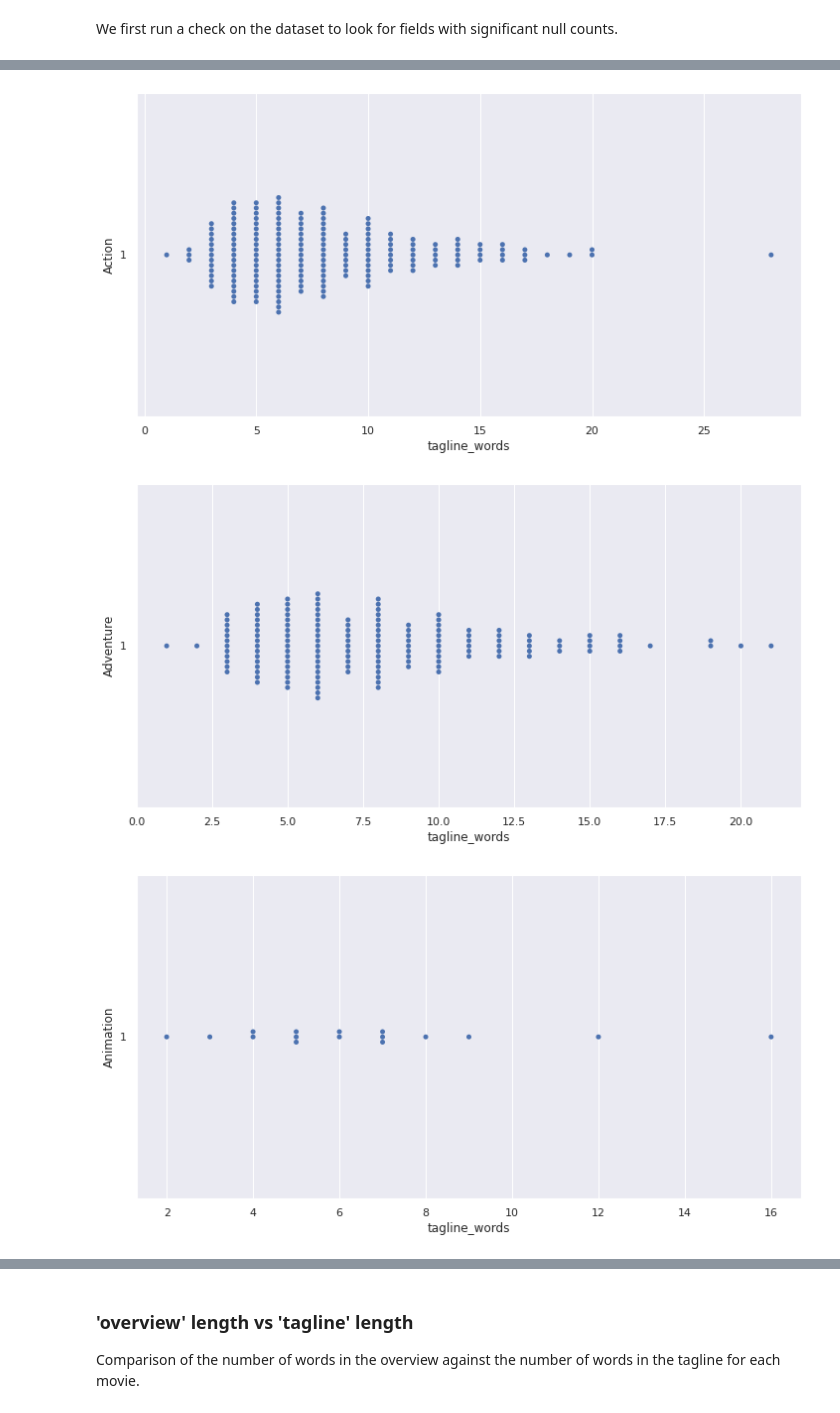
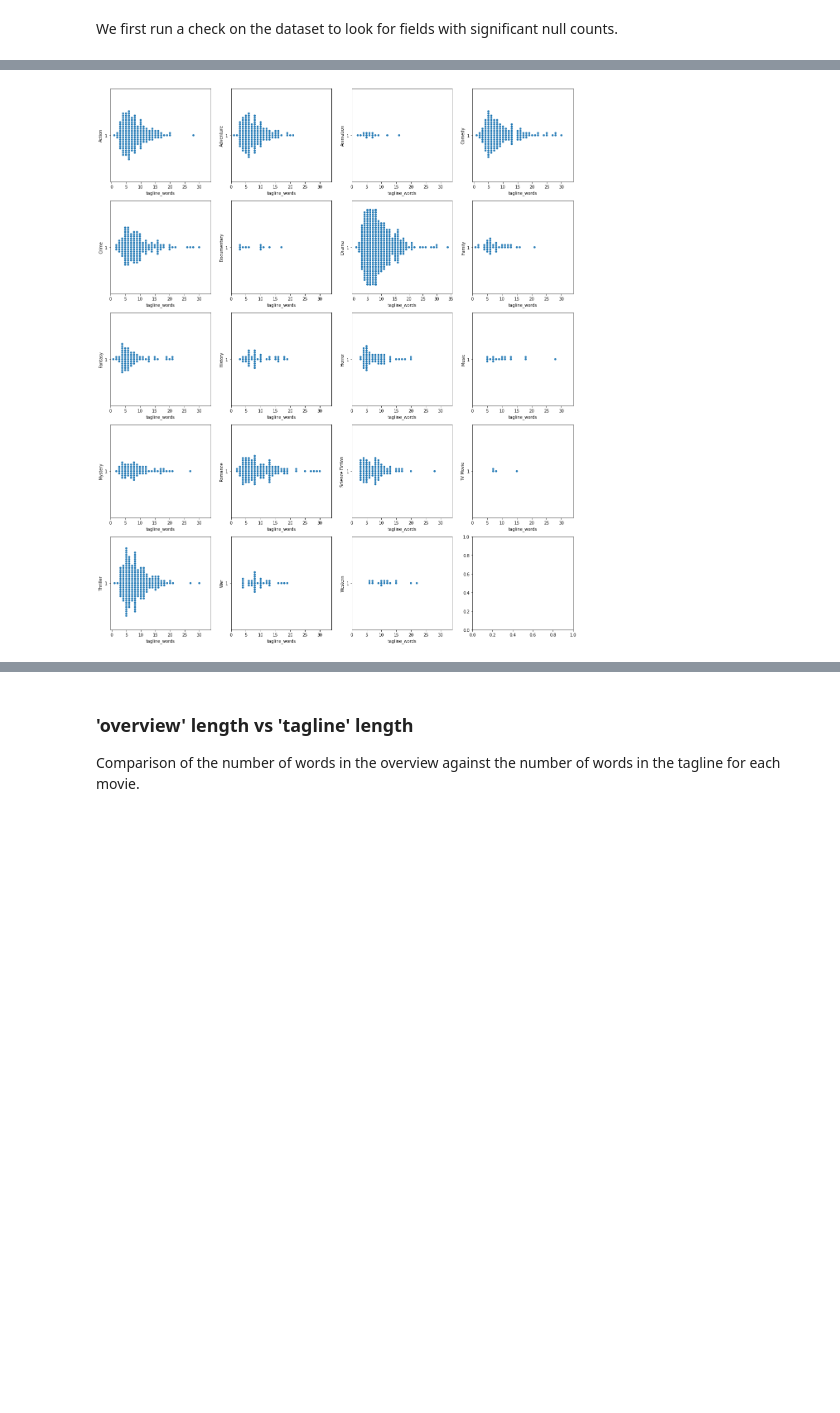
Before and after one commit to Benjamintdk/DSAI-Project, a Jupyter notebook: 01_eda.ipynb, the cells around one changed output, grey strips where cells are left out. Cells and saved outputs as stored; diff of their text form; code cells hidden in the pictures; blank space fills up the shorter version.

```diff
--- a/01_eda.ipynb
+++ b/01_eda.ipynb
@@ -79,0 +143,9 @@ def clean_genre(df: DataFrame) -> DataFrame:
+# %%
+# genre
+
+lc_idx = len(df.columns)-1
+
+df1 = clean_genre(df)
+
+df_genre = df1.iloc[:, lc_idx:len(df1.columns)]
+df_genre.head()
@@ -201,0 +291,15 @@ dtype: object
+# %%
+# release_date binning
+
+df1['release_day_bin'] = ""
+
+for i in range(len(df1)):
+    tmpInt = df1.iloc[i, df1.columns.get_loc('release_day')]
+    if (tmpInt >= 1 and tmpInt <= 10):
+        df1.iloc[i, df1.columns.get_loc('release_day_bin')] = '1-10'
+    elif (tmpInt >= 11 and tmpInt <= 20):
+        df1.iloc[i, df1.columns.get_loc('release_day_bin')] = '11-20'
+    elif (tmpInt >= 21 and tmpInt <= 31):
+        df1.iloc[i, df1.columns.get_loc('release_day_bin')] = '21-31'
+
+sb.catplot(y = "release_day_bin", data = df1, kind = "count")
@@ -205,9 +326,0 @@ We will first extract the genre columns to a separate dataframe for ease of anal
-# %%
-# genre
-
-start = df1.columns.get_loc("Action")
-end = df1.columns.get_loc("Western")
-size = end - start + 1
-
-df_genre = df1.iloc[:, np.r_[start:end+1]]
-df_genre.head()
@@ -392,13 +578,18 @@ Comparison of genres against the number of words in the tagline for the movie.
 # %%
 # genre vs number of words in tagline
 
+f, axes = plt.subplots(5, 4, figsize=(20, 24))
+
+count = 0
 for var in df_genre:
     df_tmp = df1.loc[df1[var] == 1].copy()
     df_tmp.loc[:,var] = df_tmp.loc[:,var].astype("category")
 
-    f = plt.figure(figsize=(12, 6))
-    ax = sb.swarmplot(x="tagline_words", y=var, data=df_tmp)
+    ax1 = sb.swarmplot(x="tagline_words", y=var, data=df_tmp, ax=axes[int(count/4), int(count%4)])
+    ax1.set_xticks(range(0,35))
+    ax1.xaxis.set_major_locator(tc.MultipleLocator(5))
+    ax1.xaxis.set_major_formatter(tc.ScalarFormatter())
+
+    count = count+1
 # %% [output]
-[figure, old version]
+[figure, new version]
-[figure, removed]
-[figure, removed]
```
Also changed, not shown: parts of 74 cells of this notebook.
